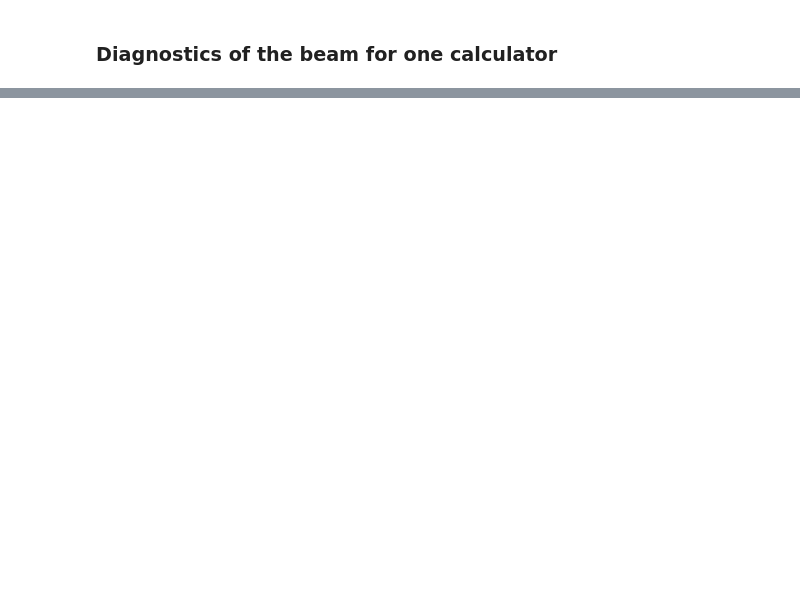
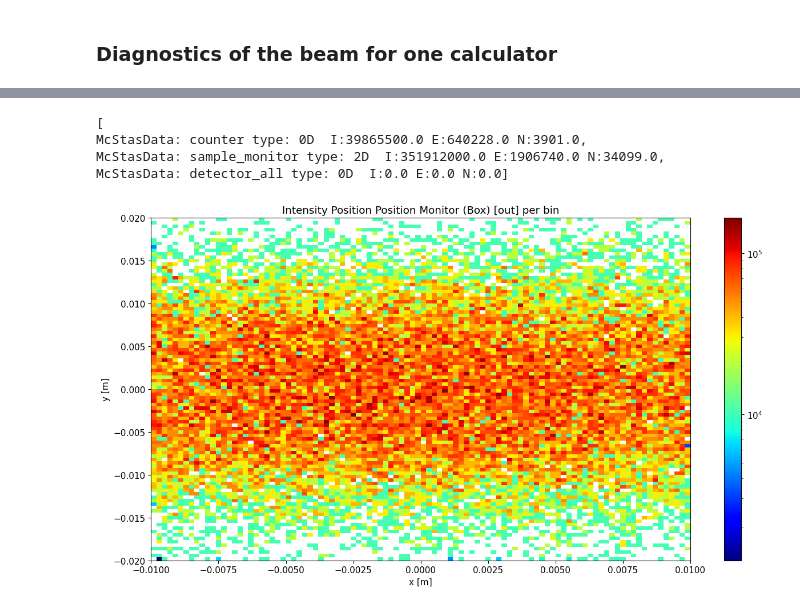
Before and after one commit to PaNOSC-ViNYL/instrument_database, a Jupyter notebook: mysim.ipynb, the cells around one changed output, grey strips where cells are left out. Drawn from its saved outputs; the diff is of its cells as text; code cells hidden in the pictures; blank space fills up the shorter version.

```diff
--- a/mysim.ipynb
+++ b/mysim.ipynb
@@ -324,6 +410,7 @@ import mcstasscript.jb_interface as ms_widget
 #slit
 # %%
 myinstrument.sim_neutrons(5e5)
-#myinstrument.set_sample_by_name("H2O")
+#myinstrument.sample =None
+myinstrument.set_sample_by_name("monitor")
 #myinstrument.master["bs_index"]=-1
 myinstrument.run()
@@ -342,5 +465,11 @@ for detector in detectors:
 # %%
 print(detectors)
 #help(detector)
 import mcstasscript as ms
-ms.make_sub_plot(detectors[-3:], log=True)
+ms.make_sub_plot(detectors[1:2], log=True)
+# %% [output]
+[
+McStasData: counter type: 0D  I:39865500.0 E:640228.0 N:3901.0,
+McStasData: sample_monitor type: 2D  I:351912000.0 E:1906740.0 N:34099.0,
+McStasData: detector_all type: 0D  I:0.0 E:0.0 N:0.0]
+[figure, added]
```
Also changed, not shown: parts of 31 cells of this notebook, 1 other file.
